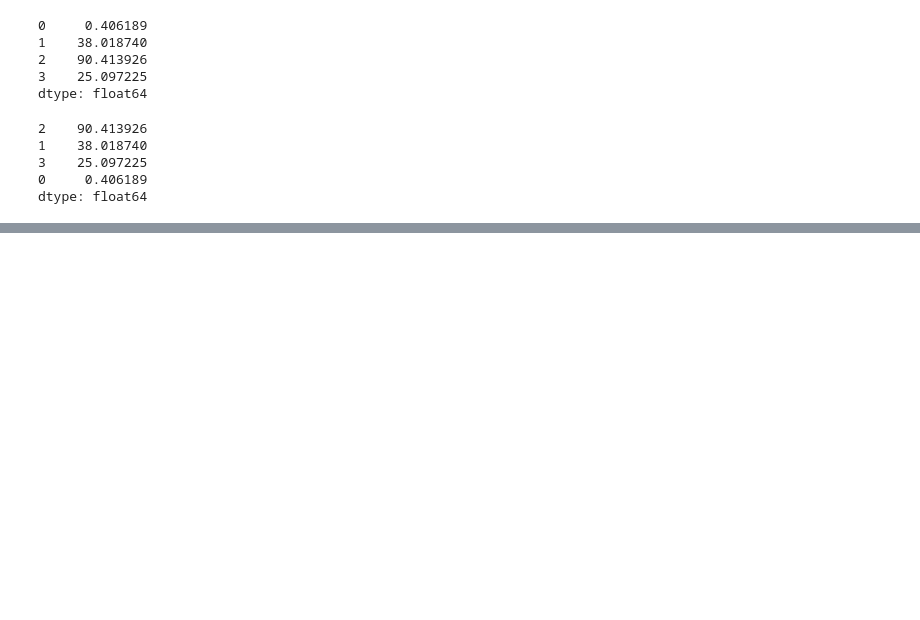
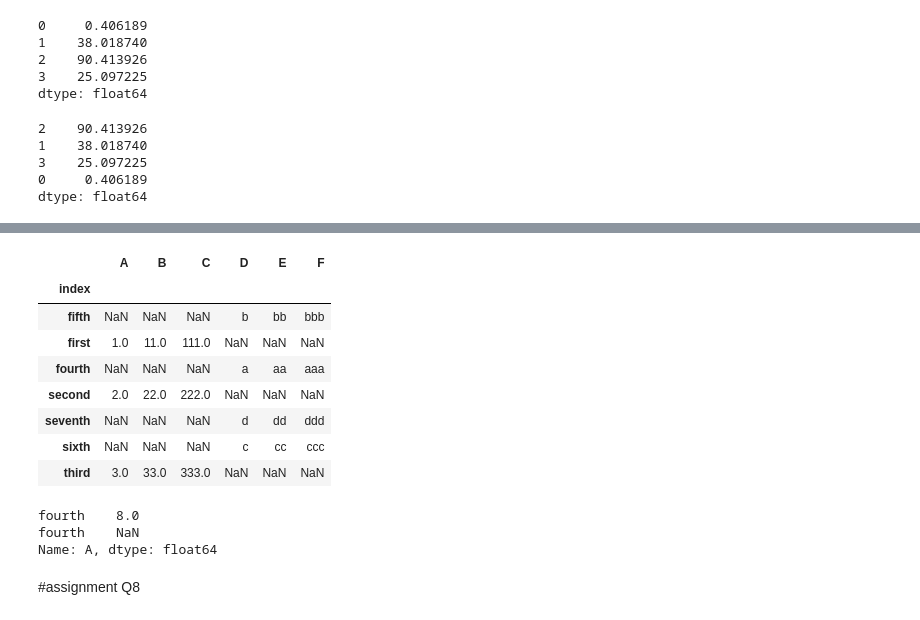
Before and after one commit to shivraj7/scalar, a Jupyter notebook: Pandas2.ipynb, the cells around one changed output, grey strips where cells are left out. Saved outputs shown, nothing was run; the diff lists cells and outputs as text; code cells hidden in the pictures; blank space fills up the shorter version.

```diff
--- a/Pandas2.ipynb
+++ b/Pandas2.ipynb
@@ -1060,0 +1275,22 @@ dtype: float64
+# %%
+df4 = df4.set_index('index').sort_index()
+df4
+# %% [output]
+|  | A | B | C | D | E | F |
+| index |  |  |  |  |  |  |
+| fifth | NaN | NaN | NaN | b | bb | bbb |
+| first | 1.0 | 11.0 | 111.0 | NaN | NaN | NaN |
+| fourth | NaN | NaN | NaN | a | aa | aaa |
+| second | 2.0 | 22.0 | 222.0 | NaN | NaN | NaN |
+| seventh | NaN | NaN | NaN | d | dd | ddd |
+| sixth | NaN | NaN | NaN | c | cc | ccc |
+| third | 3.0 | 33.0 | 333.0 | NaN | NaN | NaN |
+# %%
+#blcok c
+df3.loc['fourth','A']*2
+# %% [output]
+fourth    8.0
+fourth    NaN
+Name: A, dtype: float64
+# %% [markdown]
+#assignment Q8
```
Also changed, not shown: parts of 28 cells of this notebook.
